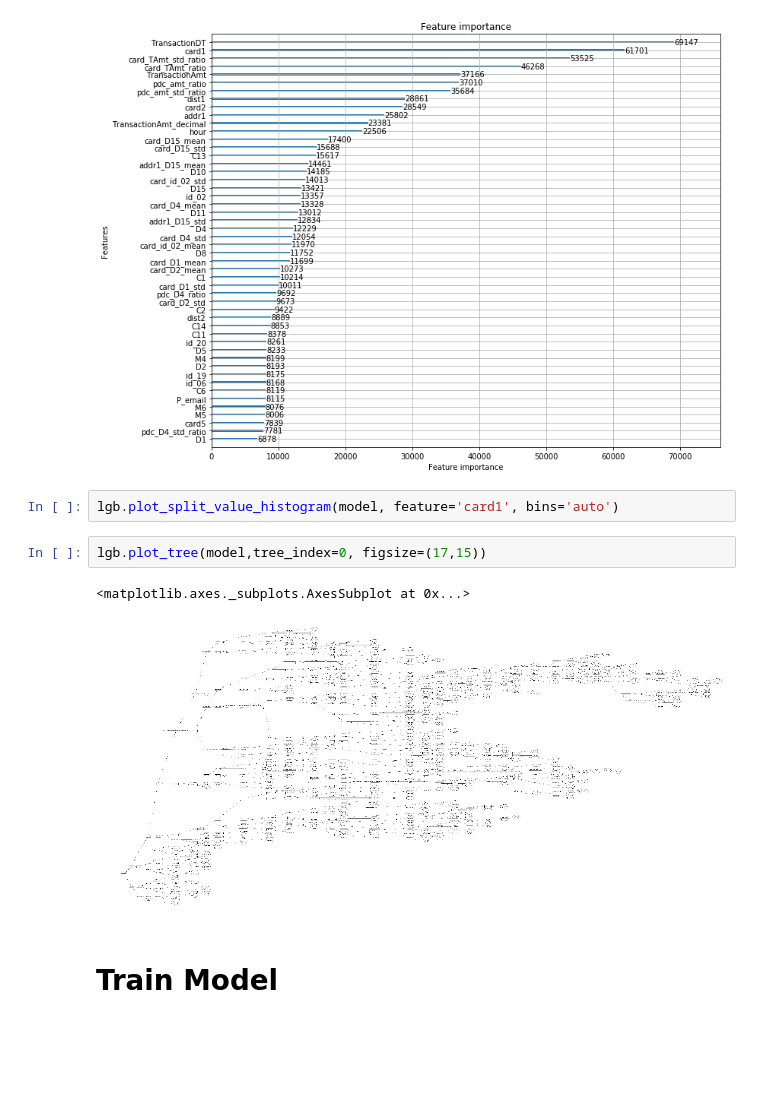
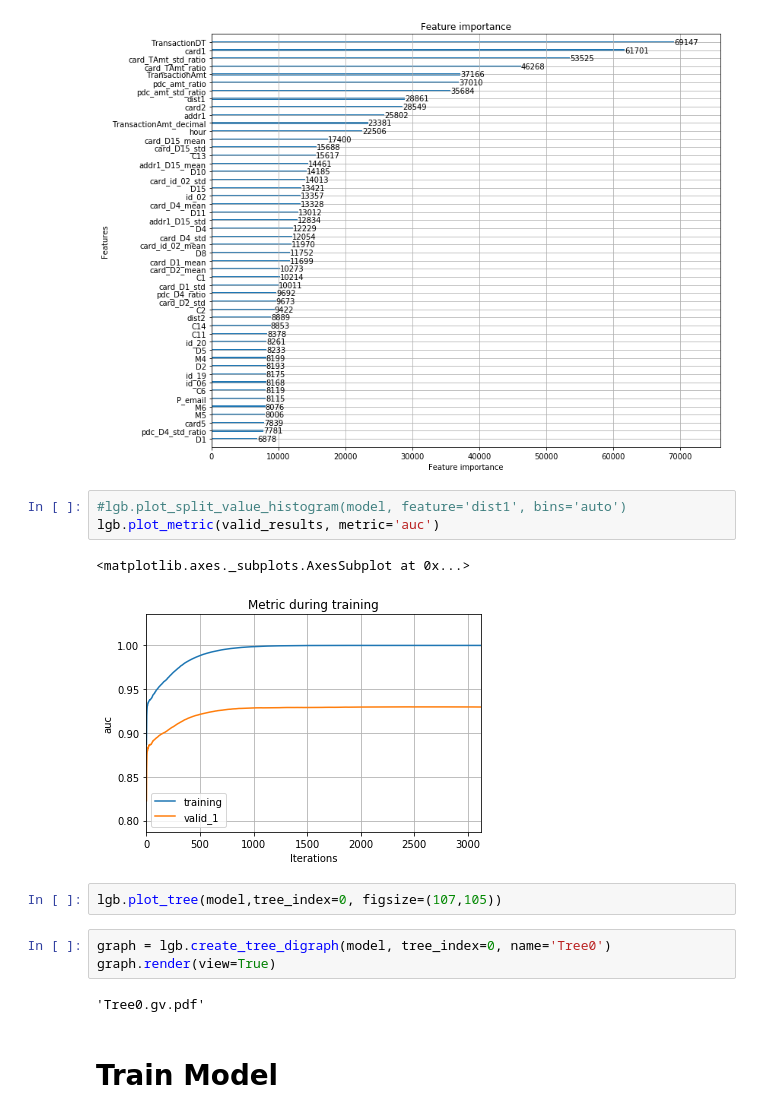
Before and after one commit to haataa/IEEE_CIS_Fraud_Detection, a Jupyter notebook: model_lgb.ipynb, the cells around one changed output. Drawn from its saved outputs; the diff is of its cells as text; blank space fills up the shorter version.

```diff
--- a/model_lgb.ipynb
+++ b/model_lgb.ipynb
@@ -118,12 +118,18 @@ lgb.plot_importance(model, max_num_features=50,figsize=(12,10))
 <matplotlib.axes._subplots.AxesSubplot at 0x...>
 [figure]
 # %%
-lgb.plot_split_value_histogram(model, feature='card1', bins='auto')
+#lgb.plot_split_value_histogram(model, feature='dist1', bins='auto')
+lgb.plot_metric(valid_results, metric='auc')
+# %% [output]
+<matplotlib.axes._subplots.AxesSubplot at 0x...>
+[figure, added]
 # %%
-lgb.plot_tree(model,tree_index=0, figsize=(17,15))
+lgb.plot_tree(model,tree_index=0, figsize=(107,105))
-# %% [output]
-<matplotlib.axes._subplots.AxesSubplot at 0x...>
-[figure, removed]
+# %%
+graph = lgb.create_tree_digraph(model, tree_index=0, name='Tree0')
+graph.render(view=True)
+# %% [output]
+'Tree0.gv.pdf'
 # %% [markdown]
 # Train Model
 # %%
```
